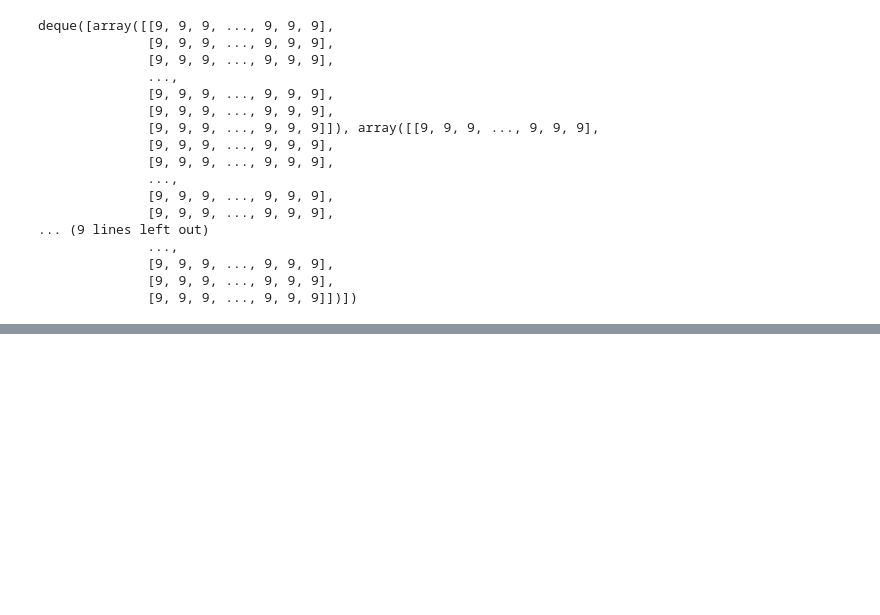
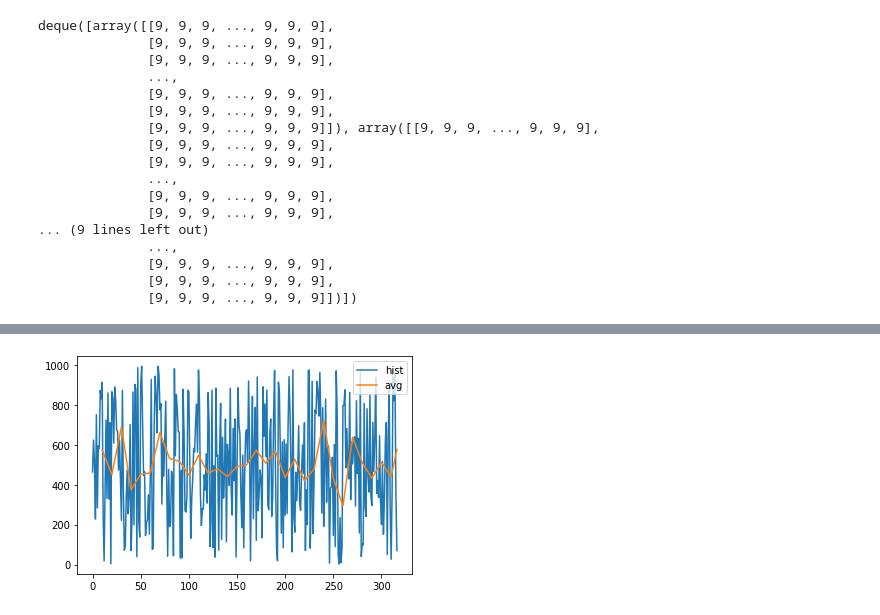
Before and after one commit to Maxtoq/DoomDQN, a Jupyter notebook: tests.ipynb, the cells around one changed output, grey strips where cells are left out. Cells and saved outputs as stored; diff of their text form; code cells hidden in the pictures; blank space fills up the shorter version.

```diff
--- a/tests.ipynb
+++ b/tests.ipynb
@@ -351,3 +351,11 @@ class DQNetwork(nn.Module):
         return self.out(x)
 # %%
 dqn = DQNetwork().cuda()
+# %%
+from random import randint
+
+hist = [randint(1, 1000) for i in range(317)]
+print(hist)
+
+a = [10 * x for x in range(0, int(len(hist) / 10) + 1)] + [len(hist) - 1]
+a
@@ -353,0 +387,5 @@ dqn = DQNetwork().cuda()
+# %%
+mov_avg = []
+for i in range(1, len(a)):
+    mov_avg.append(sum(hist[a[i - 1]:a[i]]) / len(hist[a[i - 1]:a[i]]))
+mov_avg
@@ -353,0 +410,7 @@ dqn = DQNetwork().cuda()
+# %%
+plt.plot(np.arange(len(hist)), hist, label='hist')
+plt.plot(a[1:], mov_avg, label='avg')
+plt.legend()
+plt.show()
+# %% [output]
+[figure, added]
```
Also changed, not shown: parts of 3 cells of this notebook, 4 other files.
